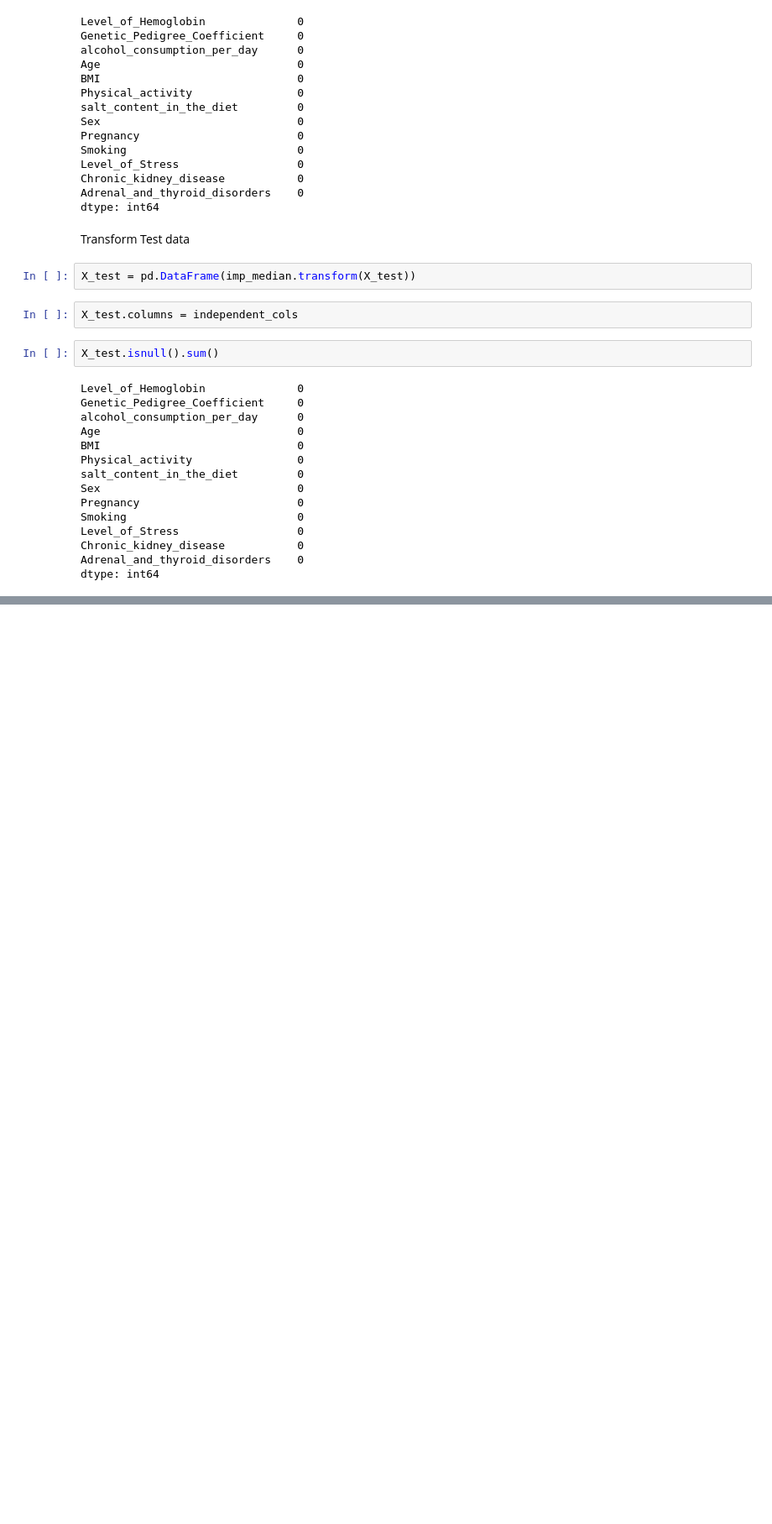
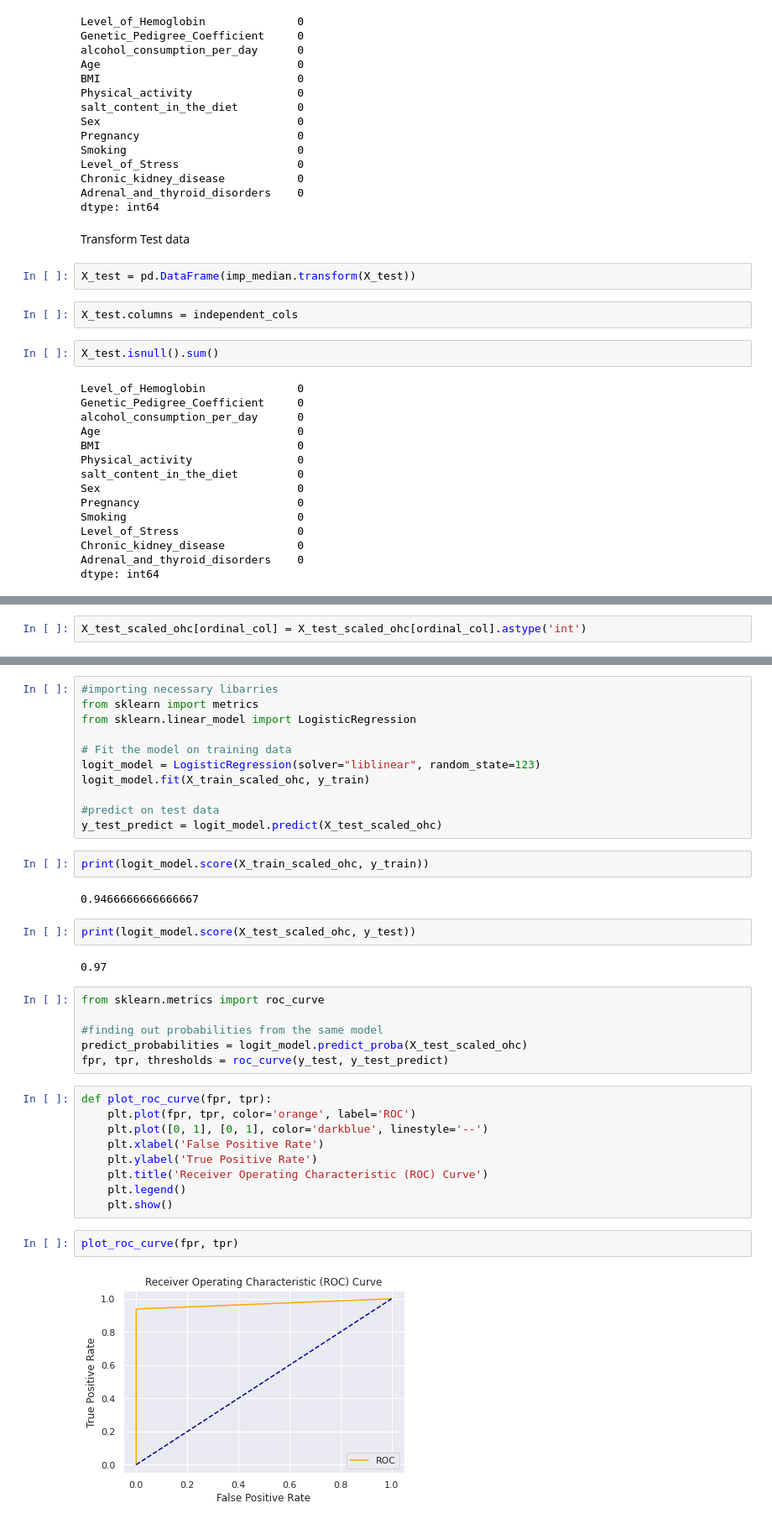
Before and after one commit to varunkr24/Machine-Learning, a Jupyter notebook: Classify_Abnormal_BP.ipynb, the cells around one changed output, grey strips where cells are left out. Shown at 84% size. Drawn from its saved outputs; the diff is of its cells as text; blank space fills up the shorter version.

```diff
--- a/Classify_Abnormal_BP.ipynb
+++ b/Classify_Abnormal_BP.ipynb
@@ -438,0 +581,2 @@ dtype: int64
+# %%
+X_test_scaled_ohc[ordinal_col] = X_test_scaled_ohc[ordinal_col].astype('int')
@@ -438,0 +592,38 @@ dtype: int64
+# %%
+#importing necessary libarries
+from sklearn import metrics
+from sklearn.linear_model import LogisticRegression
+
+# Fit the model on training data
+logit_model = LogisticRegression(solver="liblinear", random_state=123)
+logit_model.fit(X_train_scaled_ohc, y_train)
+
+#predict on test data
+y_test_predict = logit_model.predict(X_test_scaled_ohc)
+# %%
+print(logit_model.score(X_train_scaled_ohc, y_train))
+# %% [output]
+0.9466666666666667
+# %%
+print(logit_model.score(X_test_scaled_ohc, y_test))
+# %% [output]
+0.97
+# %%
+from sklearn.metrics import roc_curve
+
+#finding out probabilities from the same model
+predict_probabilities = logit_model.predict_proba(X_test_scaled_ohc)
+fpr, tpr, thresholds = roc_curve(y_test, y_test_predict)
+# %%
+def plot_roc_curve(fpr, tpr):
+    plt.plot(fpr, tpr, color='orange', label='ROC')
+    plt.plot([0, 1], [0, 1], color='darkblue', linestyle='--')
+    plt.xlabel('False Positive Rate')
+    plt.ylabel('True Positive Rate')
+    plt.title('Receiver Operating Characteristic (ROC) Curve')
+    plt.legend()
+    plt.show()
+# %%
+plot_roc_curve(fpr, tpr)
+# %% [output]
+[figure, added]
```
Also changed, not shown: parts of 31 cells of this notebook.
